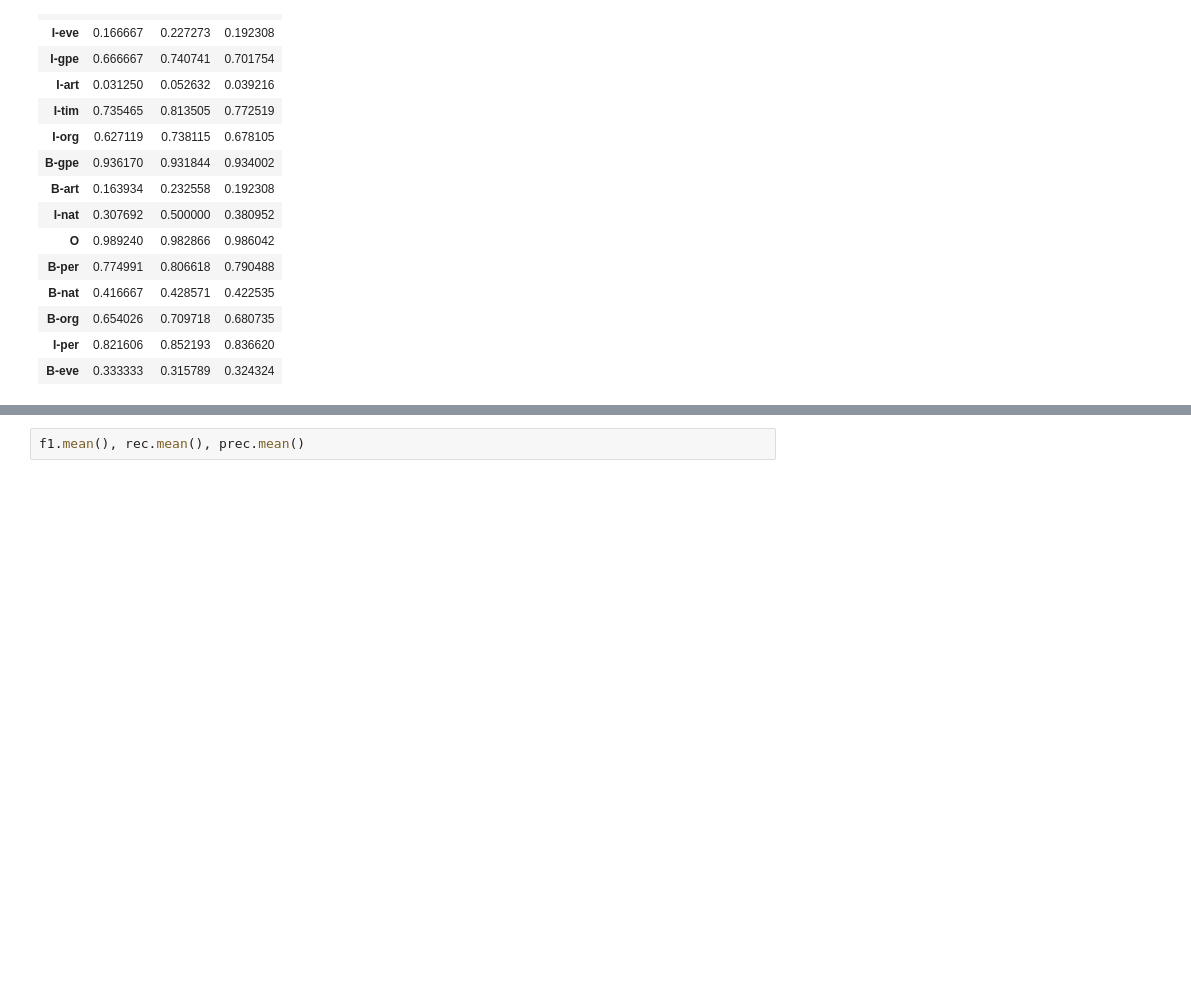
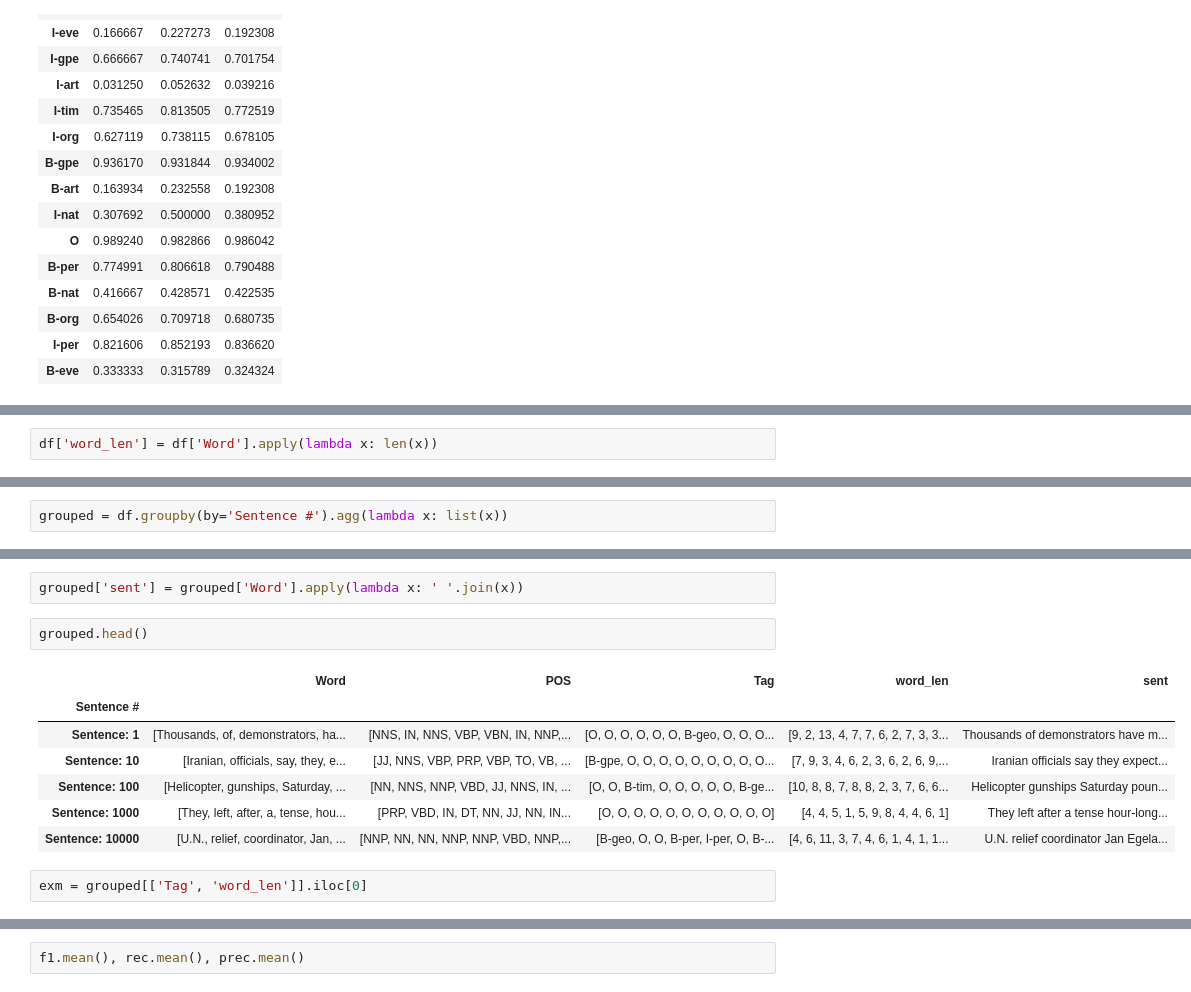
Before and after one commit to Avvallack/Advanced_NLP, a Jupyter notebook: NER/NER_base_models.ipynb, the cells around one changed output, grey strips where cells are left out. Saved outputs shown, nothing was run; the diff lists cells and outputs as text; blank space fills up the shorter version.

```diff
--- a/NER/NER_base_models.ipynb
+++ b/NER/NER_base_models.ipynb
@@ -419,0 +425,2 @@ report.set_index('labels')
+# %%
+df['word_len'] = df['Word'].apply(lambda x: len(x))
@@ -419,0 +436,2 @@ report.set_index('labels')
+# %%
+grouped = df.groupby(by='Sentence #').agg(lambda x: list(x))
@@ -419,0 +460,14 @@ report.set_index('labels')
+# %%
+grouped['sent'] = grouped['Word'].apply(lambda x: ' '.join(x))
+# %%
+grouped.head()
+# %% [output]
+|  | Word | POS | Tag | word_len | sent |
+| Sentence # |  |  |  |  |  |
+| Sentence: 1 | [Thousands, of, demonstrators, ha... | [NNS, IN, NNS, VBP, VBN, IN, NNP,... | [O, O, O, O, O, O, B-geo, O, O, O... | [9, 2, 13, 4, 7, 7, 6, 2, 7, 3, 3... | Thousands of demonstrators have m... |
+| Sentence: 10 | [Iranian, officials, say, they, e... | [JJ, NNS, VBP, PRP, VBP, TO, VB, ... | [B-gpe, O, O, O, O, O, O, O, O, O... | [7, 9, 3, 4, 6, 2, 3, 6, 2, 6, 9,... | Iranian officials say they expect... |
+| Sentence: 100 | [Helicopter, gunships, Saturday, ... | [NN, NNS, NNP, VBD, JJ, NNS, IN, ... | [O, O, B-tim, O, O, O, O, O, B-ge... | [10, 8, 8, 7, 8, 8, 2, 3, 7, 6, 6... | Helicopter gunships Saturday poun... |
+| Sentence: 1000 | [They, left, after, a, tense, hou... | [PRP, VBD, IN, DT, NN, JJ, NN, IN... | [O, O, O, O, O, O, O, O, O, O, O] | [4, 4, 5, 1, 5, 9, 8, 4, 4, 6, 1] | They left after a tense hour-long... |
+| Sentence: 10000 | [U.N., relief, coordinator, Jan, ... | [NNP, NN, NN, NNP, NNP, VBD, NNP,... | [B-geo, O, O, B-per, I-per, O, B-... | [4, 6, 11, 3, 7, 4, 6, 1, 4, 1, 1... | U.N. relief coordinator Jan Egela... |
+# %%
+exm = grouped[['Tag', 'word_len']].iloc[0]
```
Also changed, not shown: parts of 16 cells of this notebook, 1 other file.
